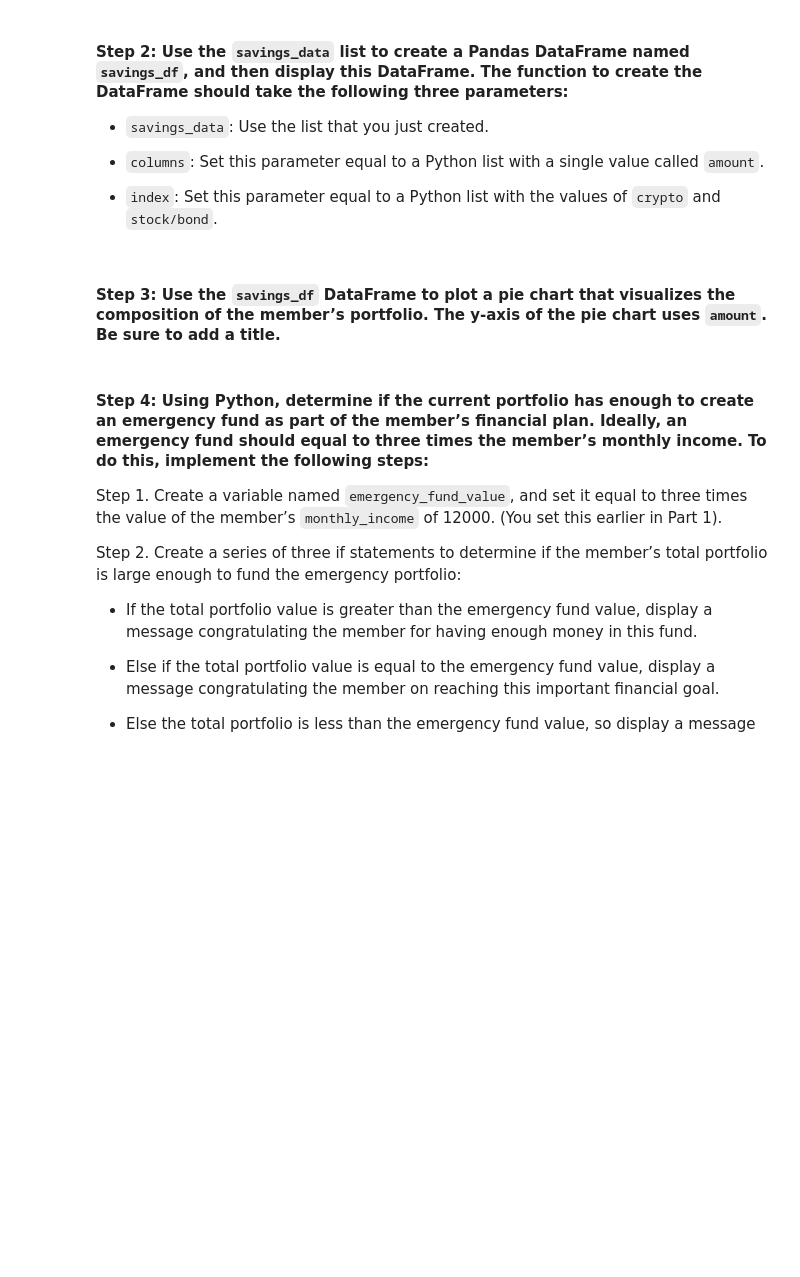
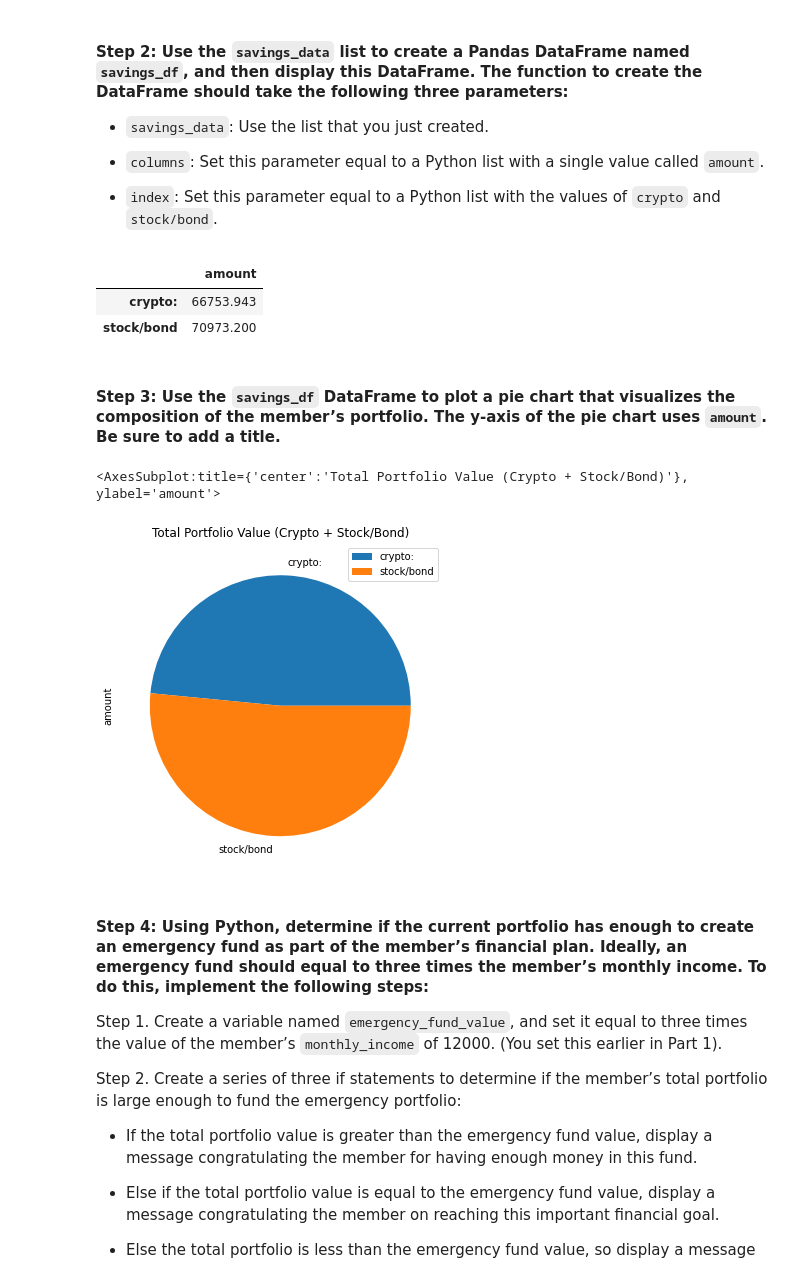
Before and after one commit to beowulf888/Module_5_Challenge, a Jupyter notebook: financial_planning_tools.ipynb, the cells around one changed output. Cells and saved outputs as stored; diff of their text form; code cells hidden in the pictures; blank space fills up the shorter version.

```diff
--- a/financial_planning_tools.ipynb
+++ b/financial_planning_tools.ipynb
@@ -239,6 +265,6 @@ agg_value = # YOUR CODE HERE
 # %%
 # Calculate the current value of the stock portion of the portfolio
-spy_value = # YOUR CODE HERE
+spy_value = spy_close_price * spy_shares
 
 # Print the current value of the stock portfolio
-# YOUR CODE HERE
+print(f"Stocks Portfolio Value: ${spy_value:.2f}")
@@ -245,6 +273,6 @@ spy_value = # YOUR CODE HERE
 # %%
 # Calculate the total value of the stock and bond portion of the portfolio
-total_stocks_bonds = # YOUR CODE HERE
+total_stocks_bonds = agg_value + spy_value
 
 # Print the current balance of the stock and bond portion of the portfolio
-# YOUR CODE HERE
+print(f"Total Stock and Bond Portfolio Value: ${total_stocks_bonds:.2f}")
@@ -287,7 +319,7 @@ In this section, you’ll use the valuations for the cryptocurrency wallet and f
 #### Step 1: Create a Python list named `savings_data` that has two elements. The first element contains the total value of the cryptocurrency wallet. The second element contains the total value of the stock and bond portions of the portfolio.
 # %%
 # Consolidate financial assets data into a Python list
-# YOUR CODE HERE
+savings_data = [total_crypto_balance, total_stocks_bonds]
 
 # Review the Python list savings_data
-# YOUR CODE HERE
+print(savings_data)
@@ -301,15 +335,22 @@ In this section, you’ll use the valuations for the cryptocurrency wallet and f
 - `index`: Set this parameter equal to a Python list with the values of `crypto` and `stock/bond`.
 # %%
 # Create a Pandas DataFrame called savings_df
-# YOUR CODE HERE
+savings_df = pd.DataFrame(data = savings_data, columns = ["amount"], index = ["crypto:", "stock/bond"])
 
 # Display the savings_df DataFrame
-# YOUR CODE HERE
+display(savings_df)
+# %% [output]
+|  | amount |
+| crypto: | 66753.943 |
+| stock/bond | 70973.200 |
 # %% [markdown]
 #### Step 3: Use the `savings_df` DataFrame to plot a pie chart that visualizes the composition of the member’s portfolio. The y-axis of the pie chart uses `amount`. Be sure to add a title.
 # %%
 # Plot the total value of the member's portfolio (crypto and stock/bond) in a pie chart
-# YOUR CODE HERE
+savings_df.plot.pie(figsize = (6, 6), y = "amount", title = "Total Portfolio Value (Crypto + Stock/Bond)")
+# %% [output]
+<AxesSubplot:title={'center':'Total Portfolio Value (Crypto + Stock/Bond)'}, ylabel='amount'>
+[figure, added]
 # %% [markdown]
 #### Step 4: Using Python, determine if the current portfolio has enough to create an emergency fund as part of the member’s financial plan. Ideally, an emergency fund should equal to three times the member’s monthly income. To do this, implement the following steps:
 
```
Also changed, not shown: parts of 38 cells of this notebook.
